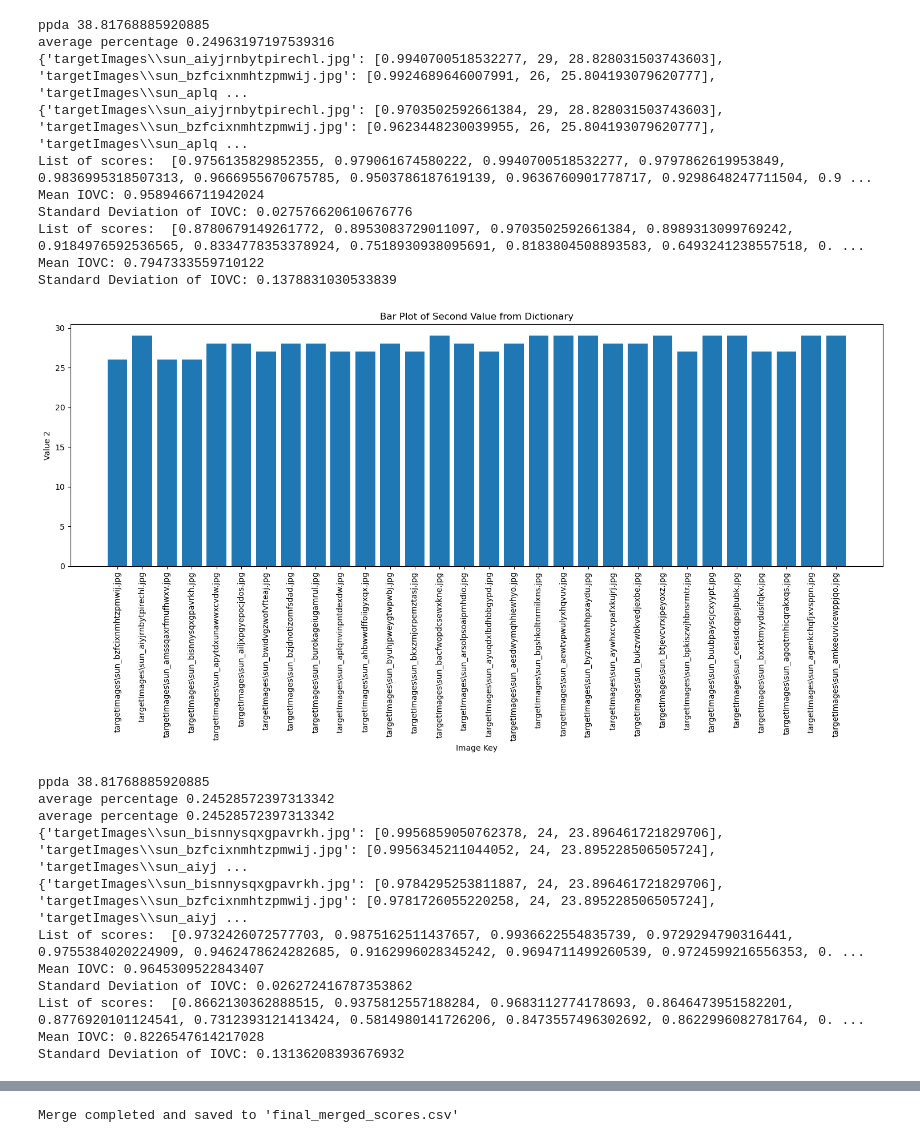
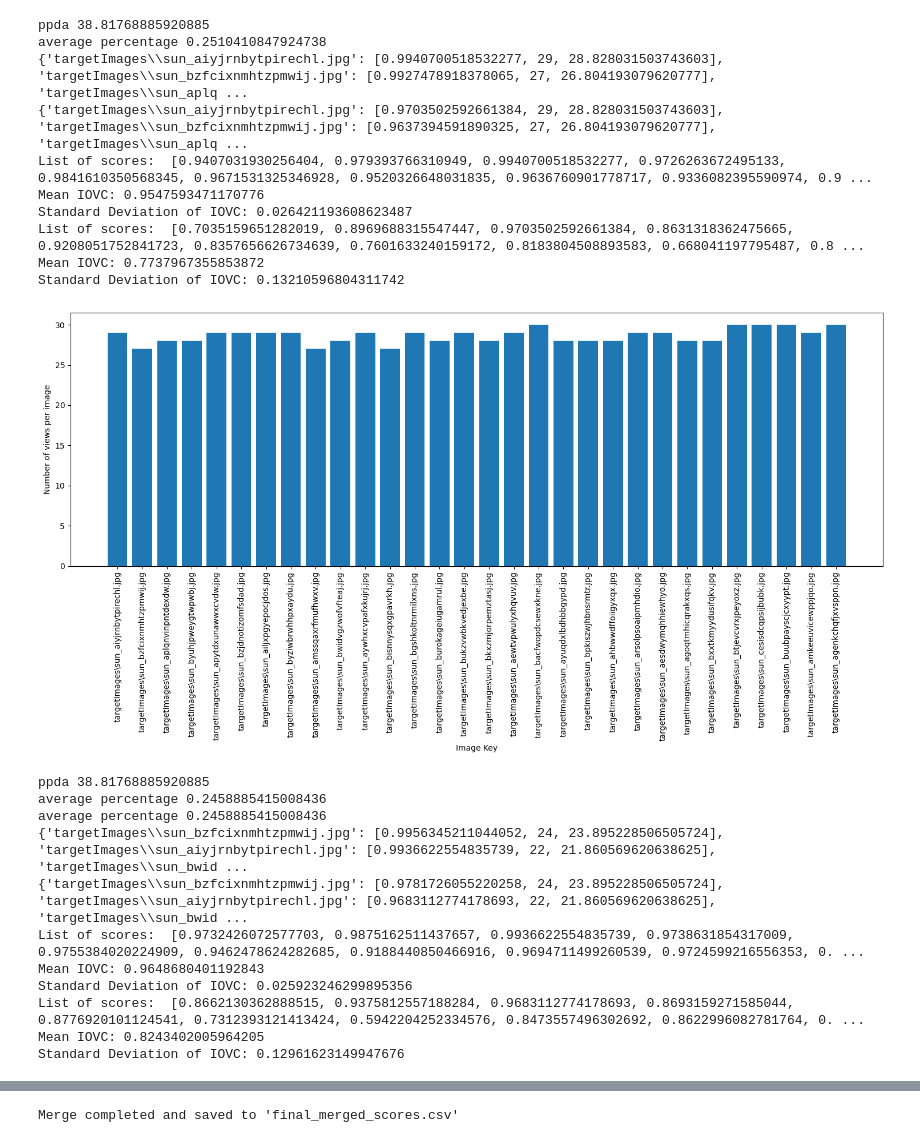
Before and after one commit to ValerijanPro/ImageMemorabilityPredictionML, a Jupyter notebook: dataAnalysis/IOVCcalculation/calculateIOVC.ipynb, the cells around one changed output, grey strips where cells are left out. Cells and saved outputs as stored; diff of their text form; code cells hidden in the pictures.

```diff
--- a/dataAnalysis/IOVCcalculation/calculateIOVC.ipynb
+++ b/dataAnalysis/IOVCcalculation/calculateIOVC.ipynb
@@ -81,7 +81,7 @@ for folder in os.listdir(base_dir):
     if match:
         observer = int(match.group())
 
-    if(observer == 1 or observer == 2 or observer == 49 or observer == 50 or observer == 5):
+    if(observer == 1 or observer == 2 or observer == 49 or observer == 5):
         continue
 
     csv_file_path = os.path.join(folder_path, "eye_tracker_data.csv")
@@ -224,7 +224,7 @@ for folder in os.listdir(base_dir):
     if not os.path.isdir(folder_path):
         continue
 
-    if(observer == 1 or observer == 2 or observer == 49 or observer == 50 or observer == 5):
+    if(observer == 1 or observer == 2 or observer == 49 or observer == 5):
         continue
 
     csv_file_path = os.path.join(folder_path, "eye_tracker_data.csv")
@@ -314,37 +314,36 @@ csv_output_path = 'sorted_iovc_scores.csv'
 iovc_df.to_csv(csv_output_path, index=False)
 # %% [output]
 ppda 38.81768885920885
-average percentage 0.24963197197539316
-{'targetImages\\sun_aiyjrnbytpirechl.jpg': [0.9940700518532277, 29, 28.828031503743603], 'targetImages\\sun_bzfcixnmhtzpmwij.jpg': [0.9924689646007991, 26, 25.804193079620777], 'targetImages\\sun_aplq ...
-{'targetImages\\sun_aiyjrnbytpirechl.jpg': [0.9703502592661384, 29, 28.828031503743603], 'targetImages\\sun_bzfcixnmhtzpmwij.jpg': [0.9623448230039955, 26, 25.804193079620777], 'targetImages\\sun_aplq ...
-List of scores:  [0.9756135829852355, 0.979061674580222, 0.9940700518532277, 0.9797862619953849, 0.9836995318507313, 0.9666955670675785, 0.9503786187619139, 0.9636760901778717, 0.9298648247711504, 0.9 ...
-Mean IOVC: 0.9589466711942024
-Standard Deviation of IOVC: 0.027576620610676776
-List of scores:  [0.8780679149261772, 0.8953083729011097, 0.9703502592661384, 0.8989313099769242, 0.9184976592536565, 0.8334778353378924, 0.7518930938095691, 0.8183804508893583, 0.6493241238557518, 0. ...
-Mean IOVC: 0.7947333559710122
-Standard Deviation of IOVC: 0.1378831030533839
+average percentage 0.2510410847924738
+{'targetImages\\sun_aiyjrnbytpirechl.jpg': [0.9940700518532277, 29, 28.828031503743603], 'targetImages\\sun_bzfcixnmhtzpmwij.jpg': [0.9927478918378065, 27, 26.804193079620777], 'targetImages\\sun_aplq ...
+{'targetImages\\sun_aiyjrnbytpirechl.jpg': [0.9703502592661384, 29, 28.828031503743603], 'targetImages\\sun_bzfcixnmhtzpmwij.jpg': [0.9637394591890325, 27, 26.804193079620777], 'targetImages\\sun_aplq ...
+List of scores:  [0.9407031930256404, 0.979393766310949, 0.9940700518532277, 0.9726263672495133, 0.9841610350568345, 0.9671531325346928, 0.9520326648031835, 0.9636760901778717, 0.9336082395590974, 0.9 ...
+Mean IOVC: 0.9547593471170776
+Standard Deviation of IOVC: 0.026421193608623487
+List of scores:  [0.7035159651282019, 0.8969688315547447, 0.9703502592661384, 0.8631318362475665, 0.9208051752841723, 0.8357656626734639, 0.7601633240159172, 0.8183804508893583, 0.668041197795487, 0.8 ...
+Mean IOVC: 0.7737967355853872
+Standard Deviation of IOVC: 0.13210596804311742
 # %%
 # Extract keys and value
 data = stretched_iovcScores
 # Extract keys and the second value from the dictionary
 keys = list(data.keys())
 values = [v[1] for v in data.values()]
 
 # Create a bar plot
 plt.figure(figsize=(15, 8))
 plt.bar(keys, values)
 
 # Formatting the plot
 plt.xlabel('Image Key')
-plt.ylabel('Value 2')
-plt.title('Bar Plot of Second Value from Dictionary')
+plt.ylabel('Number of views per image')
 plt.xticks(rotation=90)
 plt.tight_layout()
 
 # Show plot
 plt.show()
 # %% [output]
-[figure, old version]
+[figure, new version]
 # %%
 #same code, but calculates IOVC only from second viewing
 
@@ -453,7 +452,7 @@ for folder in os.listdir(base_dir):
     if not os.path.isdir(folder_path):
         continue
 
-    if(observer == 1 or observer == 2 or observer == 49 or observer == 50 or observer == 5):
+    if(observer == 1 or observer == 2 or observer == 49 or observer == 5):
         continue
 
     csv_file_path = os.path.join(folder_path, "eye_tracker_data.csv")
@@ -608,7 +607,7 @@ for folder in os.listdir(base_dir):
     if not os.path.isdir(folder_path):
         continue
 
-    if(observer == 1 or observer == 2 or observer == 49 or observer == 50 or observer == 5):
+    if(observer == 1 or observer == 2 or observer == 49 or observer == 5):
         continue
 
     csv_file_path = os.path.join(folder_path, "eye_tracker_data.csv")
@@ -726,16 +725,16 @@ csv_output_path = 'sorted_iovc_scores_second_view.csv'
 iovc_df.to_csv(csv_output_path, index=False)
 # %% [output]
 ppda 38.81768885920885
-average percentage 0.24528572397313342
-average percentage 0.24528572397313342
-{'targetImages\\sun_bisnnysqxgpavrkh.jpg': [0.9956859050762378, 24, 23.896461721829706], 'targetImages\\sun_bzfcixnmhtzpmwij.jpg': [0.9956345211044052, 24, 23.895228506505724], 'targetImages\\sun_aiyj ...
-{'targetImages\\sun_bisnnysqxgpavrkh.jpg': [0.9784295253811887, 24, 23.896461721829706], 'targetImages\\sun_bzfcixnmhtzpmwij.jpg': [0.9781726055220258, 24, 23.895228506505724], 'targetImages\\sun_aiyj ...
-List of scores:  [0.9732426072577703, 0.9875162511437657, 0.9936622554835739, 0.9729294790316441, 0.9755384020224909, 0.9462478624282685, 0.9162996028345242, 0.9694711499260539, 0.9724599216556353, 0. ...
-Mean IOVC: 0.9645309522843407
-Standard Deviation of IOVC: 0.026272416787353862
-List of scores:  [0.8662130362888515, 0.9375812557188284, 0.9683112774178693, 0.8646473951582201, 0.8776920101124541, 0.7312393121413424, 0.5814980141726206, 0.8473557496302692, 0.8622996082781764, 0. ...
-Mean IOVC: 0.8226547614217028
-Standard Deviation of IOVC: 0.13136208393676932
+average percentage 0.2458885415008436
+average percentage 0.2458885415008436
+{'targetImages\\sun_bzfcixnmhtzpmwij.jpg': [0.9956345211044052, 24, 23.895228506505724], 'targetImages\\sun_aiyjrnbytpirechl.jpg': [0.9936622554835739, 22, 21.860569620638625], 'targetImages\\sun_bwid ...
+{'targetImages\\sun_bzfcixnmhtzpmwij.jpg': [0.9781726055220258, 24, 23.895228506505724], 'targetImages\\sun_aiyjrnbytpirechl.jpg': [0.9683112774178693, 22, 21.860569620638625], 'targetImages\\sun_bwid ...
+List of scores:  [0.9732426072577703, 0.9875162511437657, 0.9936622554835739, 0.9738631854317009, 0.9755384020224909, 0.9462478624282685, 0.9188440850466916, 0.9694711499260539, 0.9724599216556353, 0. ...
+Mean IOVC: 0.9648680401192843
+Standard Deviation of IOVC: 0.025923246299895356
+List of scores:  [0.8662130362888515, 0.9375812557188284, 0.9683112774178693, 0.8693159271585044, 0.8776920101124541, 0.7312393121413424, 0.5942204252334576, 0.8473557496302692, 0.8622996082781764, 0. ...
+Mean IOVC: 0.8243402005964205
+Standard Deviation of IOVC: 0.12961623149947676
 # %%
 #same code, but calculates IOVC only from successful hits, but only the first viewing
 
```
Also changed, not shown: parts of 2 cells of this notebook, 52 other files.
